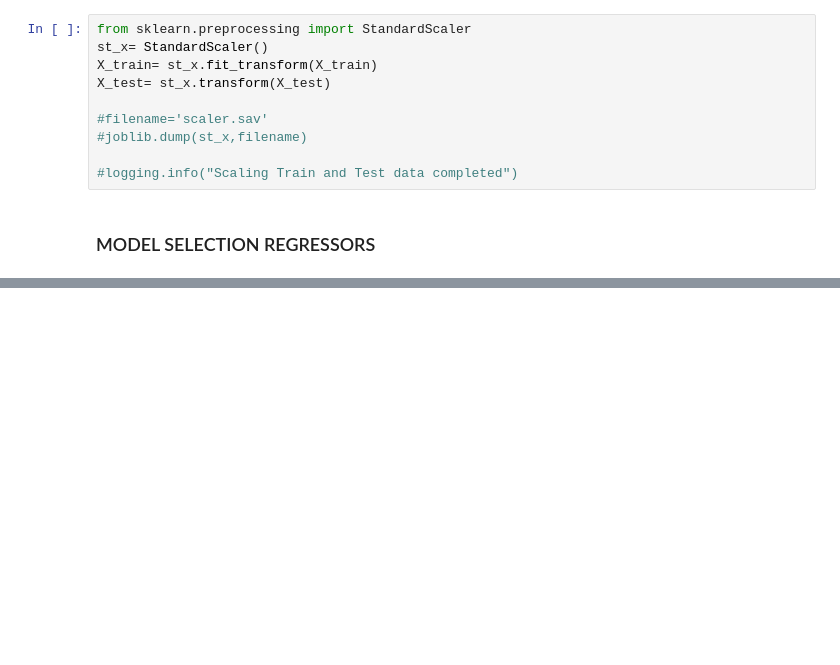
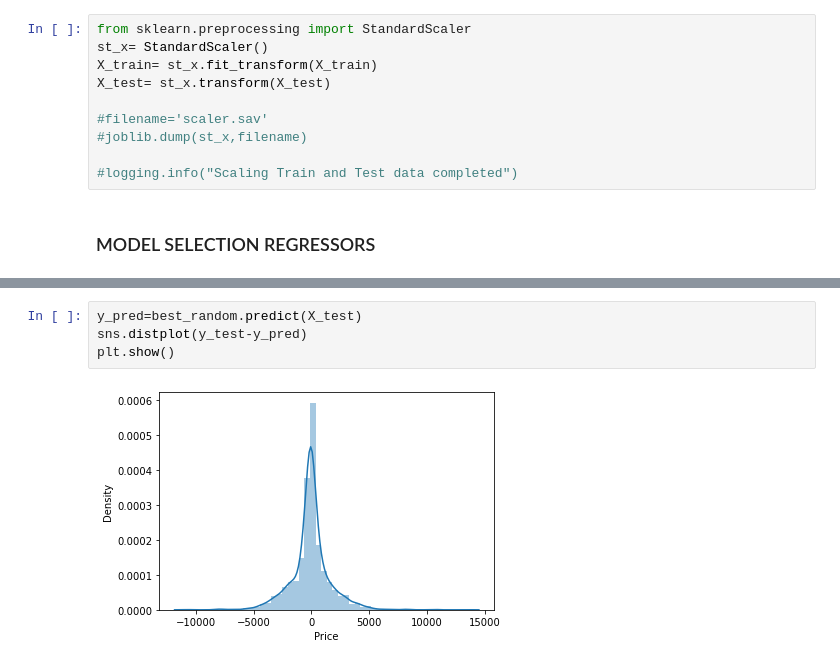
Before and after one commit to alok2244/Flight-Price-Prediction, a Jupyter notebook: Flight_price.ipynb, the cells around one changed output, grey strips where cells are left out. Saved outputs shown, nothing was run; the diff lists cells and outputs as text; blank space fills up the shorter version.

```diff
--- a/Flight_price.ipynb
+++ b/Flight_price.ipynb
@@ -539,0 +629,6 @@ MSE: 159654108.04424828
+# %%
+y_pred=best_random.predict(X_test)
+sns.distplot(y_test-y_pred)
+plt.show()
+# %% [output]
+[figure, added]
```
Also changed, not shown: parts of 23 cells of this notebook.
